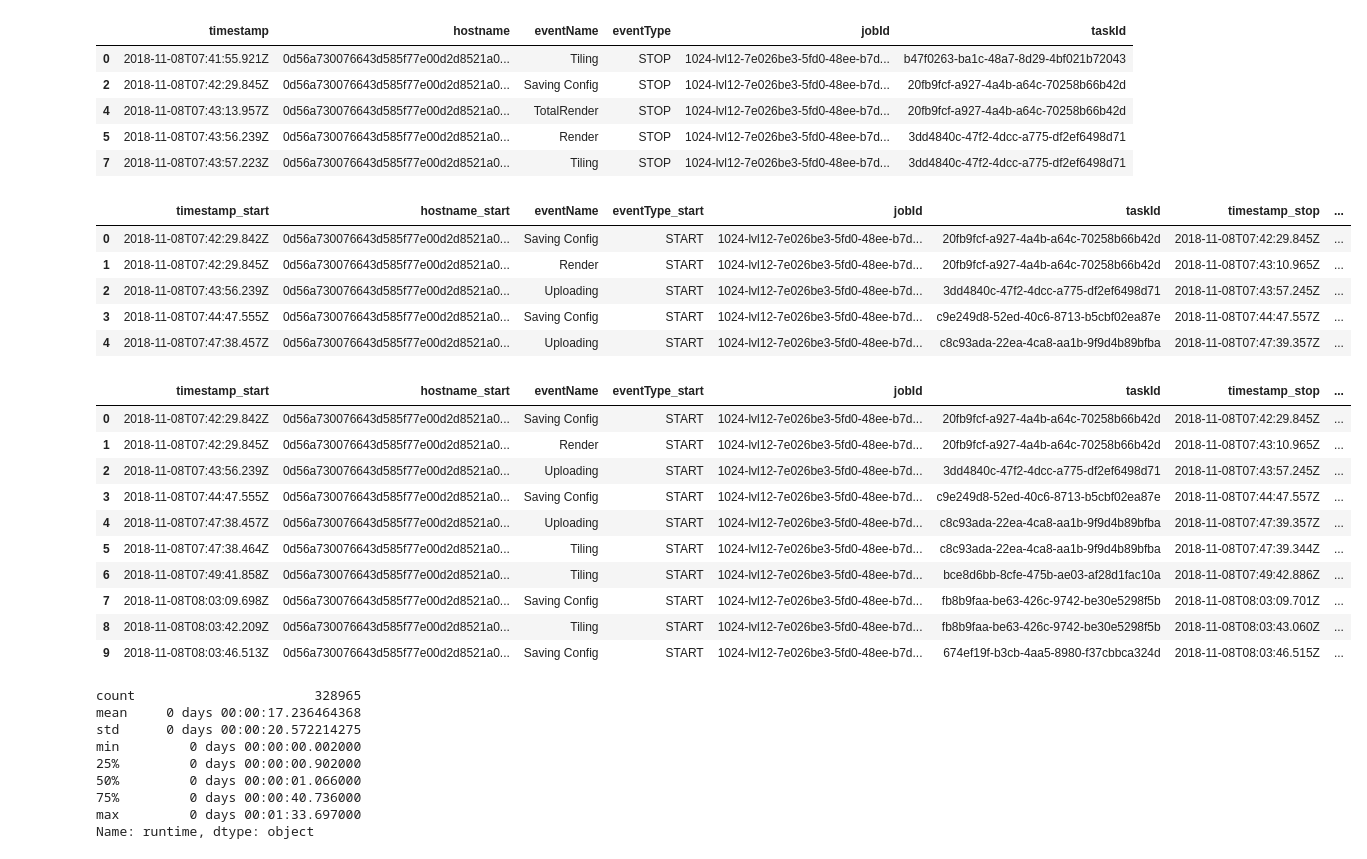
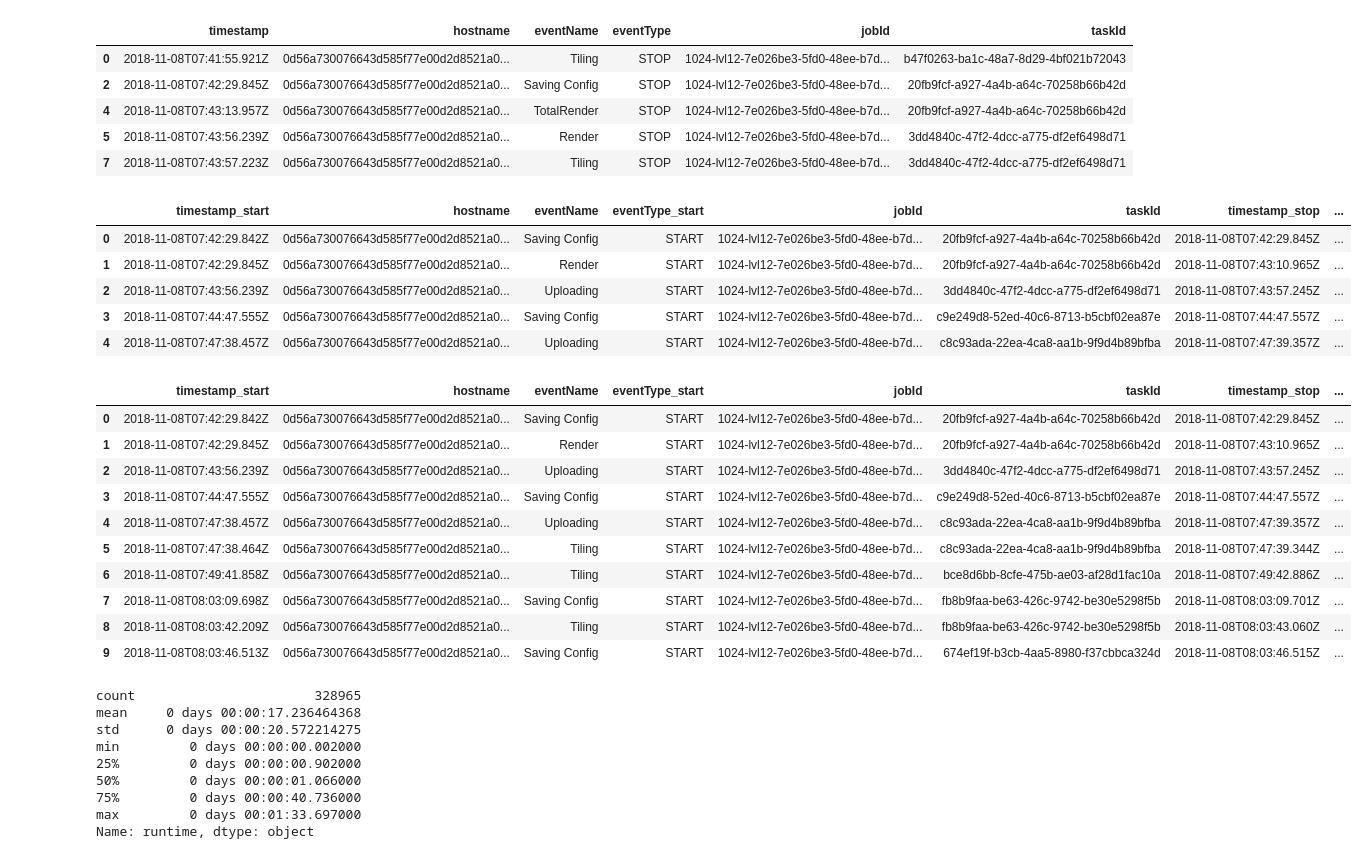
Before and after one commit to spruha2/cloudassign, a Jupyter notebook: Assign.ipynb, the cells around one changed output. Cells and saved outputs as stored; diff of their text form; code cells hidden in the pictures.

```diff
--- a/Assign.ipynb
+++ b/Assign.ipynb
@@ -177,12 +163,12 @@ stop_events.head(5)
 # %%
 # Merge start and stop events based on jobId, taskId, and condition for positive runtime
 
-task_runtimes = start_events.merge(stop_events, on=['jobId', 'taskId', 'eventName'], suffixes=('_start', '_stop'))
+task_runtimes = start_events.merge(stop_events, on=['jobId', 'taskId', 'eventName', 'hostname'], suffixes=('_start', '_stop'))
 task_runtimes = task_runtimes[task_runtimes['timestamp_stop'] > task_runtimes['timestamp_start']]
 
 task_runtimes.head(5)
 # %% [output]
-|  | timestamp_start | hostname_start | eventName | eventType_start | jobId | taskId | timestamp_stop | ... |
+|  | timestamp_start | hostname | eventName | eventType_start | jobId | taskId | timestamp_stop | ... |
 | 0 | 2018-11-08T07:42:29.842Z | 0d56a730076643d585f77e00d2d8521a0... | Saving Config | START | 1024-lvl12-7e026be3-5fd0-48ee-b7d... | 20fb9fcf-a927-4a4b-a64c-70258b66b42d | 2018-11-08T07:42:29.845Z | ... |
 | 1 | 2018-11-08T07:42:29.845Z | 0d56a730076643d585f77e00d2d8521a0... | Render | START | 1024-lvl12-7e026be3-5fd0-48ee-b7d... | 20fb9fcf-a927-4a4b-a64c-70258b66b42d | 2018-11-08T07:43:10.965Z | ... |
 | 2 | 2018-11-08T07:43:56.239Z | 0d56a730076643d585f77e00d2d8521a0... | Uploading | START | 1024-lvl12-7e026be3-5fd0-48ee-b7d... | 3dd4840c-47f2-4dcc-a775-df2ef6498d71 | 2018-11-08T07:43:57.245Z | ... |
@@ -193,7 +179,7 @@ task_runtimes.head(5)
 task_runtimes['runtime'] = pd.to_datetime(task_runtimes['timestamp_stop']) - pd.to_datetime(task_runtimes['timestamp_start'])
 task_runtimes.head(10)
 # %% [output]
-|  | timestamp_start | hostname_start | eventName | eventType_start | jobId | taskId | timestamp_stop | ... |
+|  | timestamp_start | hostname | eventName | eventType_start | jobId | taskId | timestamp_stop | ... |
 | 0 | 2018-11-08T07:42:29.842Z | 0d56a730076643d585f77e00d2d8521a0... | Saving Config | START | 1024-lvl12-7e026be3-5fd0-48ee-b7d... | 20fb9fcf-a927-4a4b-a64c-70258b66b42d | 2018-11-08T07:42:29.845Z | ... |
 | 1 | 2018-11-08T07:42:29.845Z | 0d56a730076643d585f77e00d2d8521a0... | Render | START | 1024-lvl12-7e026be3-5fd0-48ee-b7d... | 20fb9fcf-a927-4a4b-a64c-70258b66b42d | 2018-11-08T07:43:10.965Z | ... |
 | 2 | 2018-11-08T07:43:56.239Z | 0d56a730076643d585f77e00d2d8521a0... | Uploading | START | 1024-lvl12-7e026be3-5fd0-48ee-b7d... | 3dd4840c-47f2-4dcc-a775-df2ef6498d71 | 2018-11-08T07:43:57.245Z | ... |
```
Also changed, not shown: parts of 58 cells of this notebook.
